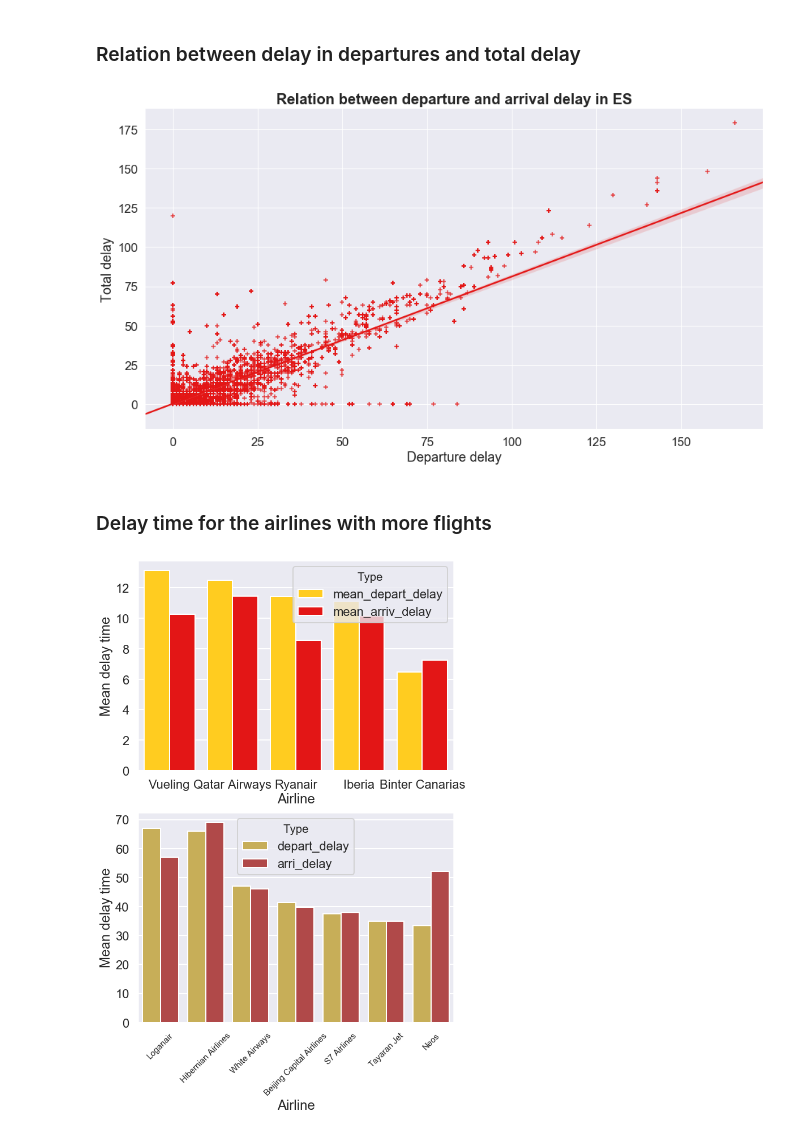
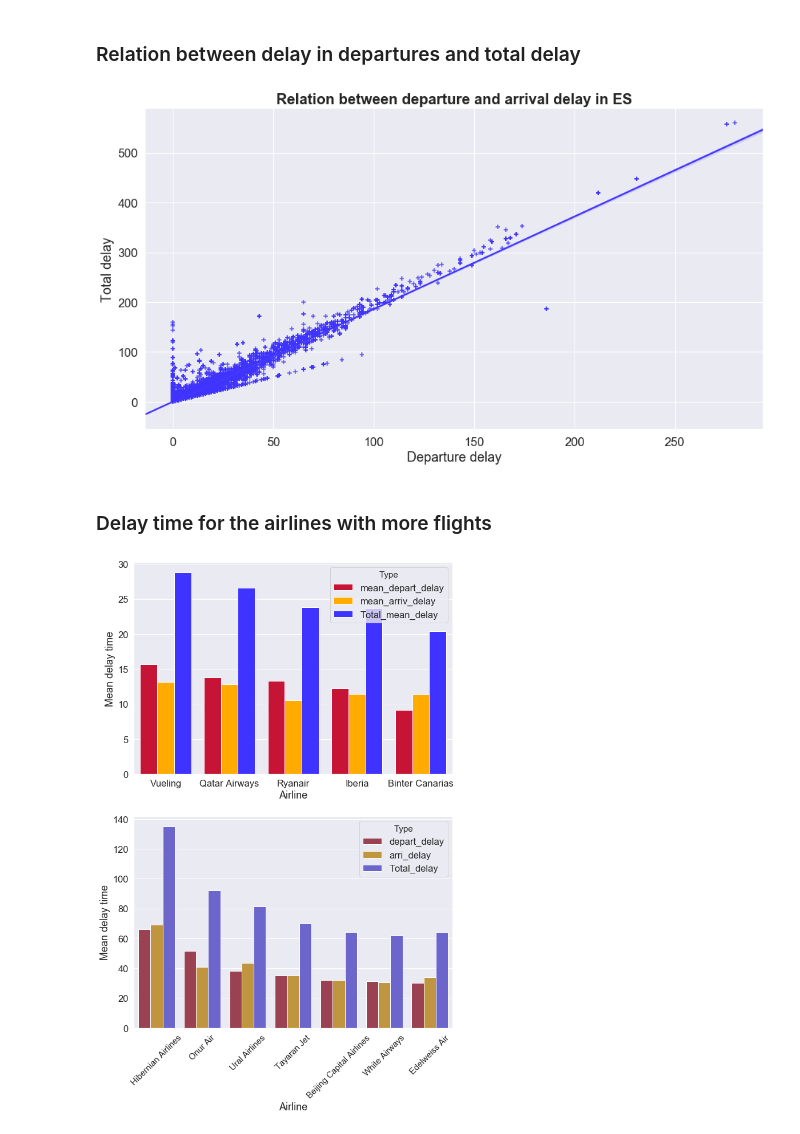
Before and after one commit to albertoabreu91/Airplanes_delay_project, a Jupyter notebook: your-project/Visalizations/Spain_visualizations.ipynb, the cells around one changed output. Drawn from its saved outputs; the diff is of its cells as text; code cells hidden in the pictures.

```diff
--- a/your-project/Visalizations/Spain_visualizations.ipynb
+++ b/your-project/Visalizations/Spain_visualizations.ipynb
@@ -65,3 +64,5 @@ data = flights.merge(airports_info, left_on = 'depart_airpt', right_on='iata_cod
 data = data.drop(columns = ('iata_code'), axis = 1).rename(columns = {'country_code':'depart_country'})
 # %%
 data = data.astype({'depart_delay': int,'arri_delay':int})
+# %%
+data['Total_delay'] = data['depart_delay'] + data['arri_delay']
@@ -234,8 +287,8 @@ plt.show()
 # %%
 sns.set(font_scale=1.5)
 fig,ax = plt.subplots(figsize=(15,8))
-ax1 = sns.regplot(depart_hours, data_es.arri_delay, fit_reg=True, color="#FFCC20",marker="+", label='arrival')
-ax2 =sns.regplot(arri_hours, data_es.depart_delay, fit_reg=True, color="#E31616", marker="+", label='departure')
+ax1 = sns.regplot(arri_hours, data_es.arri_delay, fit_reg=True, color=color_y,marker="+", label='arrival')
+ax2 =sns.regplot(depart_hours, data_es.depart_delay, fit_reg=True, color=color_r, marker="+", label='departure')
 ax1.set(ylabel='Minutes of delay', xlabel='Day time')
 plt.title('Relation between of delay time and day time in ES',fontweight = 900, fontsize = 20)
 ax.legend()
@@ -247,12 +300,12 @@ plt.show()
 # %%
 sns.set(font_scale=1.5)
 fig,ax = plt.subplots(figsize=(15,8))
-ax1 =sns.regplot(data_es.depart_delay, data_es.arri_delay, fit_reg=True, color="#E31616", marker="+")
+ax1 =sns.regplot(data_es.depart_delay, data_es.Total_delay, fit_reg=True, color=color_b, marker="+")
 ax1.set(ylabel='Total delay', xlabel='Departure delay')
 plt.title('Relation between departure and arrival delay in ES',fontweight = 900, fontsize = 20)
 plt.show()
 # %% [output]
-[figure, old version]
+[figure, new version]
 # %% [markdown]
 ### Delay time for the airlines with more flights
 # %%
@@ -267 +322,4 @@ ORDER BY mean_depart_delay DESC
+# %%
+es_airlines_delays_top['Total_mean_delay'] = es_airlines_delays_top['mean_depart_delay'] + \
+                        es_airlines_delays_top['mean_arriv_delay']
 # %%
@@ -279,12 +336,12 @@ tidy_3 = es_airlines_delays_worst.melt(id_vars='airln_name').rename(columns=str.
 # %%
 fig, [ax1, ax2] = plt.subplots(2,1,figsize=(10,15))
 fig.subplots_adjust(hspace=0.2)
 
 tidy_4.columns = ['Airline', 'Type', 'Mean delay time']
 tidy_3.columns = ['Airline', 'Type', 'Mean delay time']
-sns.barplot(x='Airline', y='Mean delay time', hue='Type', data=tidy_4, ax=ax1, palette=flatui, saturation=1)
-sns.barplot(x='Airline', y='Mean delay time', hue='Type', data=tidy_3, ax=ax2, palette=flatui, saturation=0.5)
+sns.barplot(x='Airline', y='Mean delay time', hue='Type', data=tidy_4, ax=ax1, palette=redye, saturation=1)
+sns.barplot(x='Airline', y='Mean delay time', hue='Type', data=tidy_3, ax=ax2, palette=redye, saturation=0.5)
 plt.xticks(fontsize = 15, rotation=45)
 plt.show()
 # %% [output]
-[figure, old version]
+[figure, new version]
```
Also changed, not shown: parts of 16 cells of this notebook.
